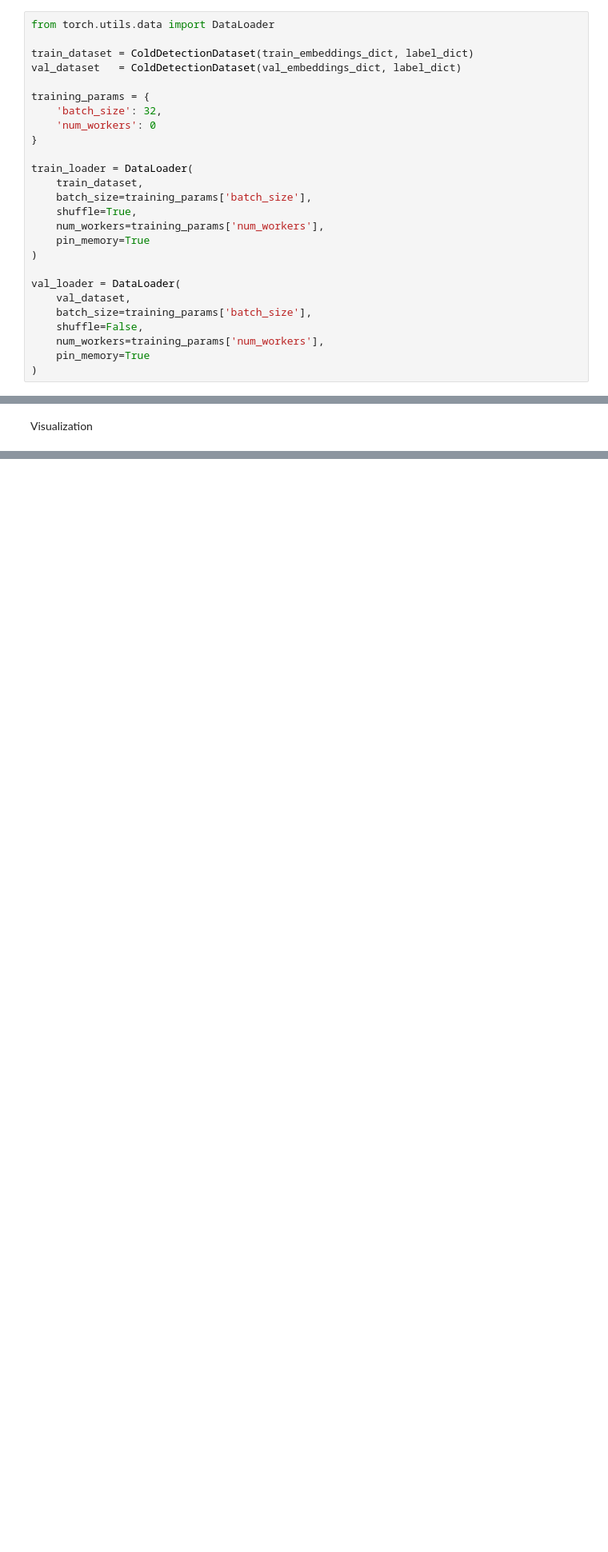
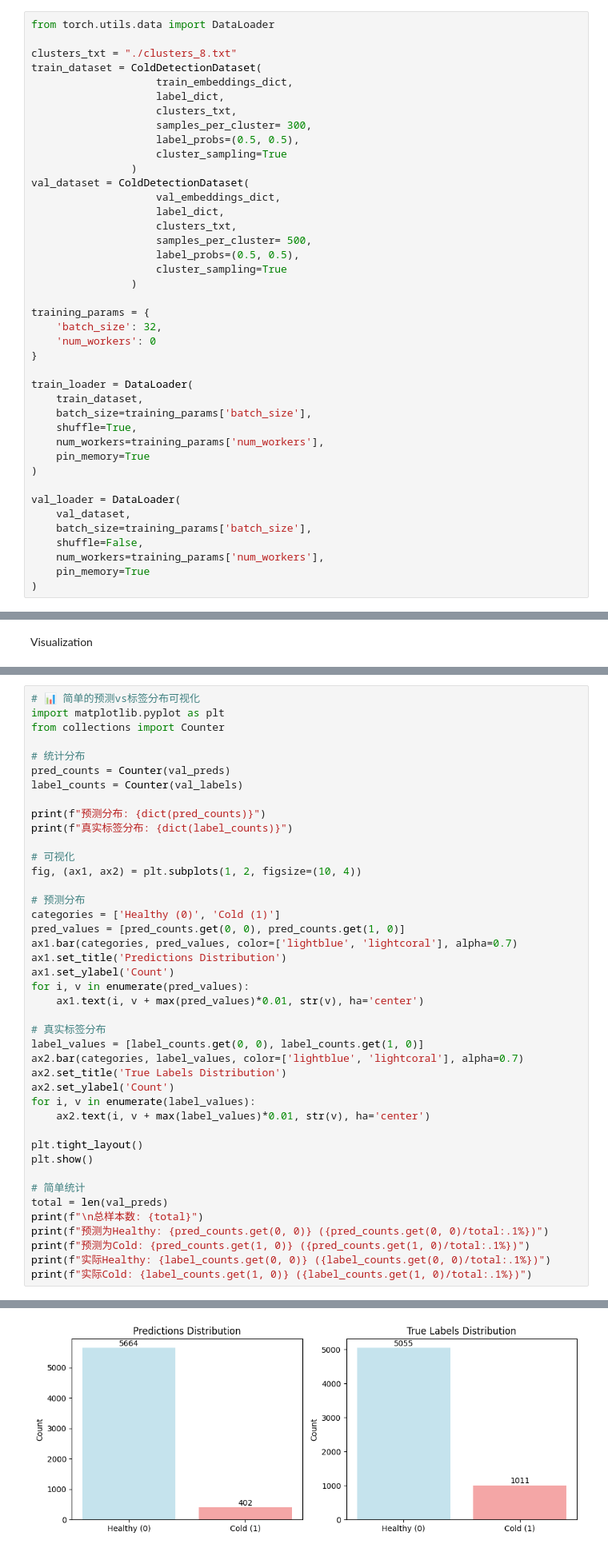
Before and after one commit to tianmalu/AI4Health, a Jupyter notebook: downstream.ipynb, the cells around one changed output, grey strips where cells are left out. Shown at 80% size. Drawn from its saved outputs; the diff is of its cells as text; blank space fills up the shorter version.

```diff
--- a/downstream.ipynb
+++ b/downstream.ipynb
@@ -320,8 +950,23 @@ class ColdDetectionDataset(Dataset):
 # %%
 from torch.utils.data import DataLoader
 
-train_dataset = ColdDetectionDataset(train_embeddings_dict, label_dict)
-val_dataset   = ColdDetectionDataset(val_embeddings_dict, label_dict)
+clusters_txt = "./clusters_8.txt"
+train_dataset = ColdDetectionDataset(
+                    train_embeddings_dict,
+                    label_dict,
+                    clusters_txt,
+                    samples_per_cluster= 300,
+                    label_probs=(0.5, 0.5),
+                    cluster_sampling=True
+                )
+val_dataset = ColdDetectionDataset(
+                    val_embeddings_dict,
+                    label_dict,
+                    clusters_txt,
+                    samples_per_cluster= 500,
+                    label_probs=(0.5, 0.5),
+                    cluster_sampling=True
+                )
 
 training_params = {
     'batch_size': 32,
@@ -528,0 +1389,43 @@ print("📁 Saved loss curve and CSV")
+# %%
+# 📊 简单的预测vs标签分布可视化
+import matplotlib.pyplot as plt
+from collections import Counter
+
+# 统计分布
+pred_counts = Counter(val_preds)
+label_counts = Counter(val_labels)
+
+print(f"预测分布: {dict(pred_counts)}")
+print(f"真实标签分布: {dict(label_counts)}")
+
+# 可视化
+fig, (ax1, ax2) = plt.subplots(1, 2, figsize=(10, 4))
+
+# 预测分布
+categories = ['Healthy (0)', 'Cold (1)']
+pred_values = [pred_counts.get(0, 0), pred_counts.get(1, 0)]
+ax1.bar(categories, pred_values, color=['lightblue', 'lightcoral'], alpha=0.7)
+ax1.set_title('Predictions Distribution')
+ax1.set_ylabel('Count')
+for i, v in enumerate(pred_values):
+    ax1.text(i, v + max(pred_values)*0.01, str(v), ha='center')
+
+# 真实标签分布
+label_values = [label_counts.get(0, 0), label_counts.get(1, 0)]
+ax2.bar(categories, label_values, color=['lightblue', 'lightcoral'], alpha=0.7)
+ax2.set_title('True Labels Distribution')
+ax2.set_ylabel('Count')
+for i, v in enumerate(label_values):
+    ax2.text(i, v + max(label_values)*0.01, str(v), ha='center')
+
+plt.tight_layout()
+plt.show()
+
+# 简单统计
+total = len(val_preds)
+print(f"\n总样本数: {total}")
+print(f"预测为Healthy: {pred_counts.get(0, 0)} ({pred_counts.get(0, 0)/total:.1%})")
+print(f"预测为Cold: {pred_counts.get(1, 0)} ({pred_counts.get(1, 0)/total:.1%})")
+print(f"实际Healthy: {label_counts.get(0, 0)} ({label_counts.get(0, 0)/total:.1%})")
+print(f"实际Cold: {label_counts.get(1, 0)} ({label_counts.get(1, 0)/total:.1%})")
+# %% [output]
@@ -528,0 +1434 @@ print("📁 Saved loss curve and CSV")
+[figure, added]
```
Also changed, not shown: parts of 35 cells of this notebook, 2 other files.
